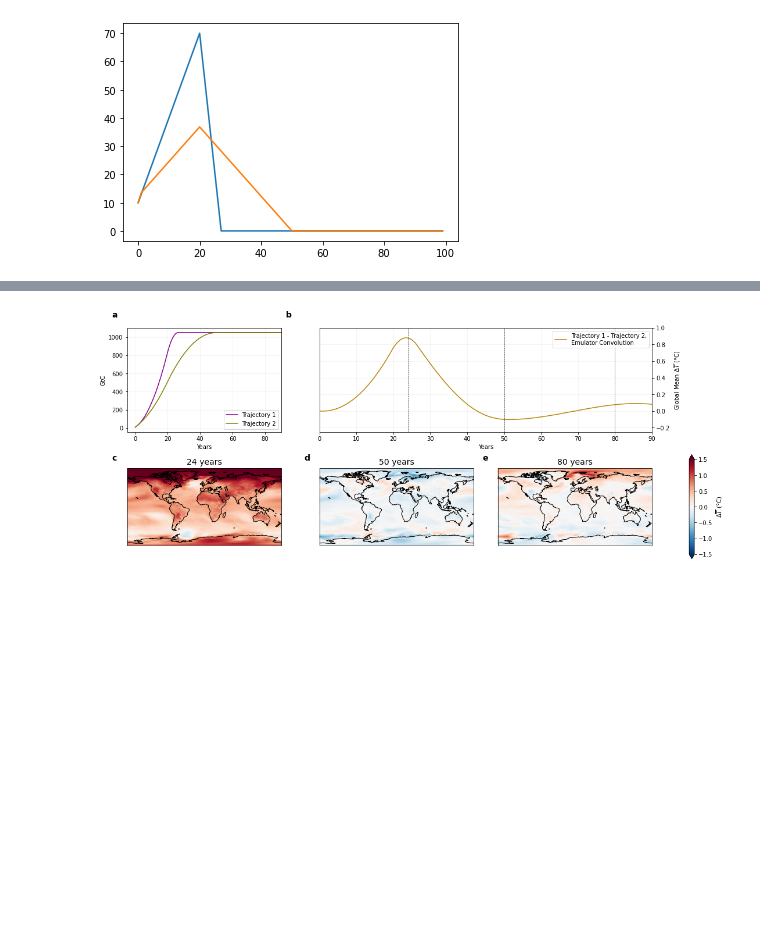
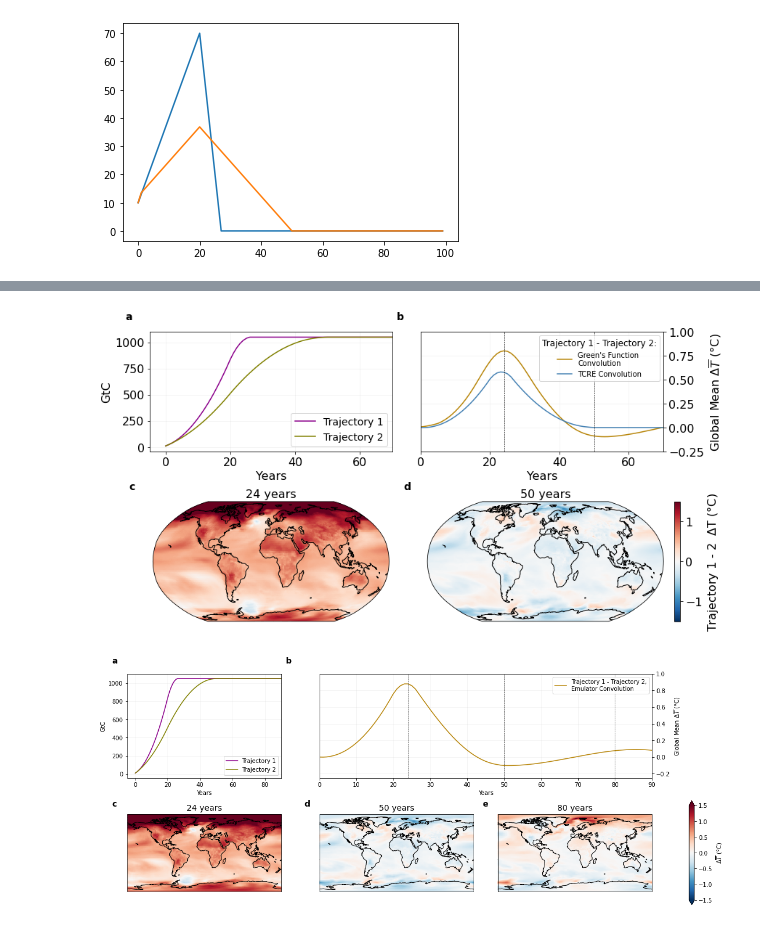
Before and after one commit to lfreese/CO2_greens, a Jupyter notebook: 6_scenarios.ipynb, the cells around one changed output, grey strips where cells are left out. Saved outputs shown, nothing was run; the diff lists cells and outputs as text; code cells hidden in the pictures; blank space fills up the shorter version.

```diff
--- a/6_scenarios.ipynb
+++ b/6_scenarios.ipynb
@@ -623,3 +644,76 @@ plt.savefig('figures/paper/figure4_example_emissions.png', dpi = 350, bbox_inche
+# %%
+fig = plt.figure(figsize = [12,6], constrained_layout = True)
+gs = GridSpec(2,2, figure = fig)
+TCRE = G_ds.weighted(A).mean(dim = ['lat','lon']).mean(dim = 'pulse_type').sel(s = slice(0,70)).weighted(model_weights).mean(dim = 'model').mean().values
+####### cumulative emissions ########
+ax1 = fig.add_subplot(gs[0,0])
+ax1.plot(np.cumsum(sudden_decrease), label = 'Trajectory 1', color = 'darkmagenta')
+ax1.plot(np.cumsum(slow_decrease), label = 'Trajectory 2', color = 'olive')
+ax1.set_ylabel('GtC', fontsize = 16)
+ax1.set_xlabel('Years', fontsize = 16)
+ax1.grid(alpha = 0.15)
+ax1.legend(fontsize = 14)
+ax1.set_xlim(None, 70)
+ax1.tick_params(axis='y', labelsize=16)
+ax1.tick_params(axis='x', labelsize=16)
+####### global mean ############
+ax2 = fig.add_subplot(gs[0,1])
+((conv_sudden.rolling(s = 10, min_periods = 1, center = True).mean('s')-conv_slow.rolling(s = 10, min_periods = 1, center = True).mean('s'))).mean(dim = ['lat','lon']).plot(ax = ax2, label = 'Green\'s Function\nConvolution', color = 'darkgoldenrod')
+#ax2.fill_between(np.arange(0,340),((conv_sudden-conv_slow)).mean(dim = ['lat','lon']).roll(s = -5), ((conv_sudden-conv_slow)).mean(dim = ['lat','lon']).roll(s = 5), alpha = .1, color = 'darkgoldenrod')
+ax2.plot(np.cumsum((sudden_decrease -slow_decrease)*TCRE), label = 'TCRE Convolution', color = 'steelblue')
+
+ax2.axvline(24, linestyle = '--', color = 'k', linewidth = .6)
+ax2.axvline(50, linestyle = '--', color = 'k', linewidth = .6)
+#ax2.axvline(80, linestyle = '--', color = 'k', linewidth = .6)
+
+ax2.set_xlim(0,70)
+ax2.set_ylim(-.25,1)
+ax2.set_ylabel('Global Mean $\Delta \overline{T}$ ($\degree$C)', fontsize = 16)
+ax2.yaxis.set_label_position("right")
+ax2.yaxis.tick_right()
+ax2.set_xlabel('Years', fontsize = 16)
+ax2.grid(alpha = 0.15)
+ax2.legend(fontsize = 10, title = 'Trajectory 1 - Trajectory 2:', title_fontsize = 12)
+ax2.tick_params(axis='y', labelsize=16)
+ax2.tick_params(axis='x', labelsize=16)
+####### Maps ###########
+
+ax3 = fig.add_subplot(gs[1,0], projection = ccrs.Robinson())
+ax4 = fig.add_subplot(gs[1,1], projection = ccrs.Robinson())
+#ax5 = fig.add_subplot(gs[1,2], projection = ccrs.Robinson())
+cbar_arg = {24:None, 50:{'label':'Trajectory 1 - 2  $\Delta T$ ($\degree$C)'}}
+cmap = mpl.cm.RdBu_r
+levels = np.arange(-2,2)
+vmin = -1.5
+vmax = 1.5
+##contours of convolution-1pct difference
+for t, ax in zip(cbar_arg.keys(),[ax3, ax4]):#, ax5]):
+    if ax == ax3:
+        add_cbar = False
+    elif ax == ax4:
+        add_cbar = True
+    fg = (conv_sudden-conv_slow).sel(s = slice(t-5, t+5)).mean(dim = 's').plot(ax = ax,
+                                                              cmap = cmap, vmin = vmin, vmax = vmax, extend = 'both',
+                                                              add_colorbar = False, #cbar_kwargs= cbar_arg[t],
+                                                              transform = ccrs.PlateCarree())
+
+
+    ##hatching for locations where convolution falls within 1std
+    ax.coastlines()
+    ax.set_title(f'{t} years', fontsize = 16)
+
+cbar = ax4.figure.colorbar(fg, ax=ax4, pad=-0.2)
+cbar.ax.tick_params(labelsize=16)
+cbar.set_label(label='Trajectory 1 - 2  $\Delta$T ($\degree$C)', size=16)
+
+#subplot labels, a, b, c, d
+alpha_labels = iter(alphabet)
+for ax in [ax1, ax2, ax3, ax4]:#, ax5]:
+    label = next(alpha_labels)
+    ax.text(x = -0.1, y = 1.1, s = label, transform=ax.transAxes, fontweight="bold", fontsize = 14)
+plt.savefig('figures/poster/example_emissions.png', dpi = 350, bbox_inches = 'tight')
+# %% [output]
+[figure, added]
 # %%
 fig = plt.figure(figsize = [15,6], constrained_layout = True)
 gs = GridSpec(2,3, figure = fig)
```
Also changed, not shown: parts of 6 cells of this notebook, 9 other files.
